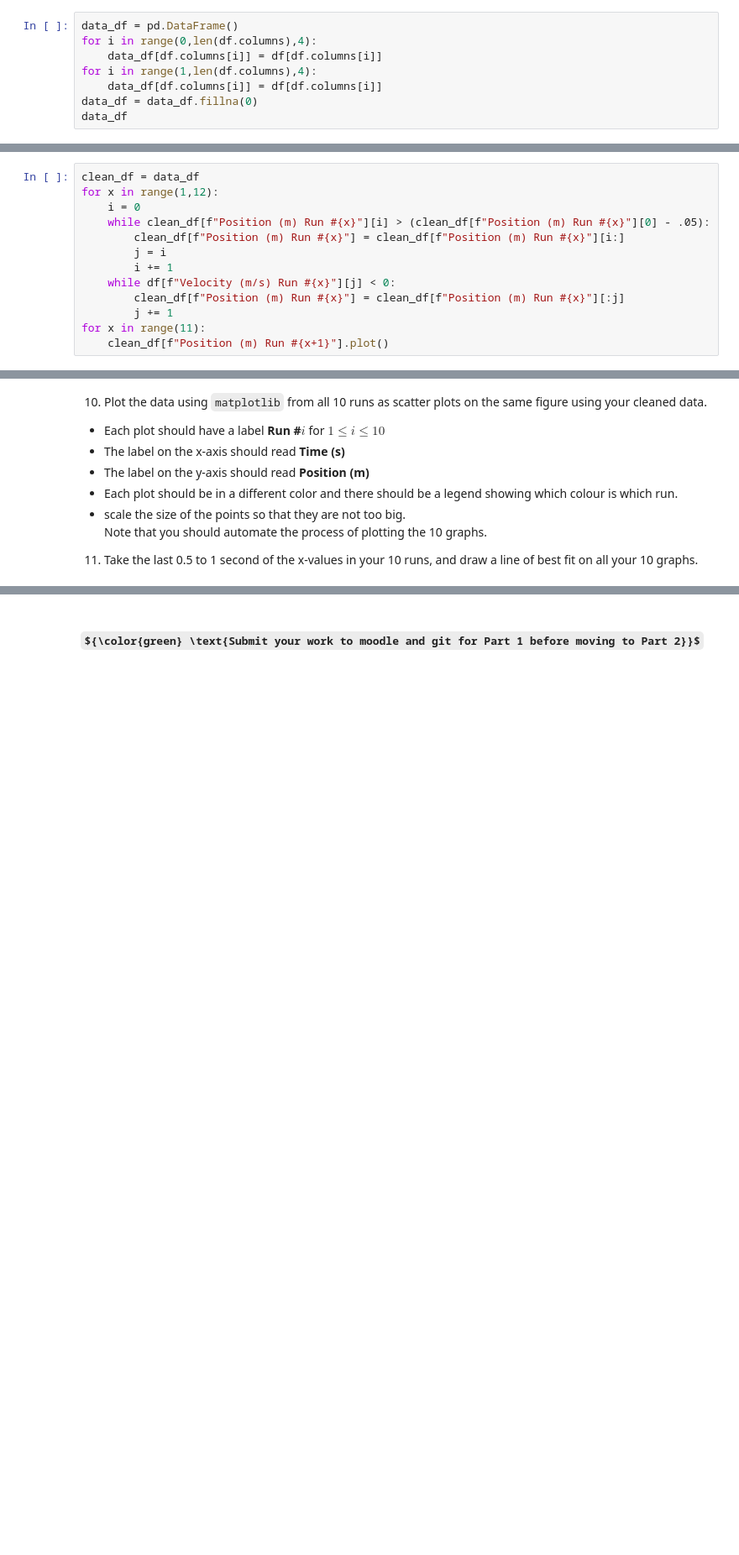
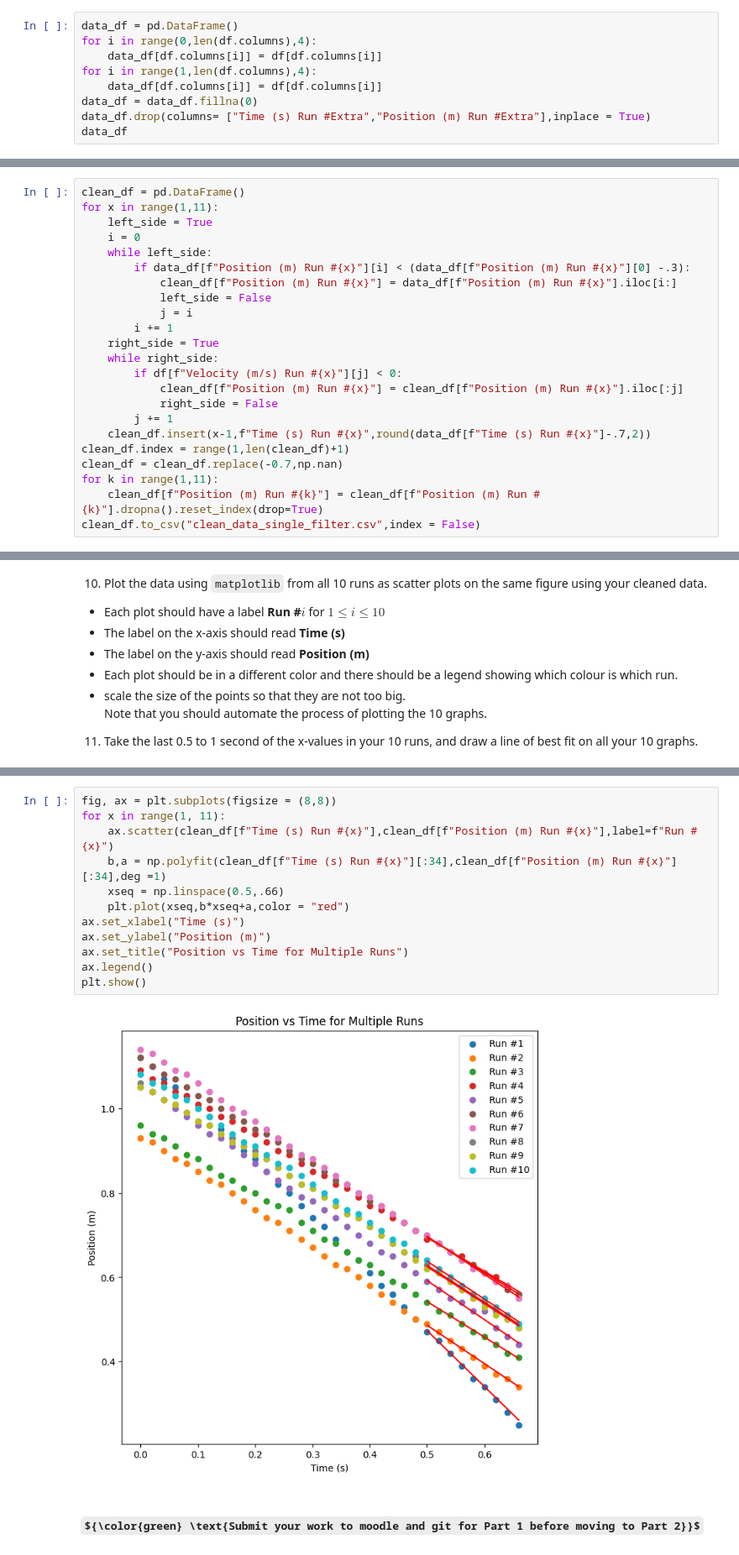
Before and after one commit to ZacBBedont/SF-2, a Jupyter notebook: Assignment1/assign1.ipynb, the cells around one changed output, grey strips where cells are left out. Shown at 84% size. Drawn from its saved outputs; the diff is of its cells as text; some formulas as TeX source; blank space fills up the shorter version.

```diff
--- a/Assignment1/assign1.ipynb
+++ b/Assignment1/assign1.ipynb
@@ -65,6 +65,7 @@ for i in range(0,len(df.columns),4):
 for i in range(1,len(df.columns),4):
     data_df[df.columns[i]] = df[df.columns[i]]
 data_df = data_df.fillna(0)
+data_df.drop(columns= ["Time (s) Run #Extra","Position (m) Run #Extra"],inplace = True)
 data_df
 # %% [output]
 |  | Time (s) Run #1 | Time (s) Run #2 | Time (s) Run #3 | Time (s) Run #4 | Time (s) Run #5 | Time (s) Run #6 | ... |
@@ -90,15 +91,25 @@ Note that you should clean your data for each of the 10 runs and you should auto
 8. Note that now that the values in the **Time** columns may have shifted due to the clean-up.  Update your `clean_df` to rescale all the **Time** columns to start the time from 0.0 in increments of 0.02.
 9. Write this to a new .csv file called `"clean_data_single_filter.csv"`.
 # %%
-clean_df = data_df
-for x in range(1,12):
+clean_df = pd.DataFrame()
+for x in range(1,11):
+    left_side = True
     i = 0
-    while clean_df[f"Position (m) Run #{x}"][i] > (clean_df[f"Position (m) Run #{x}"][0] - .05):
-        clean_df[f"Position (m) Run #{x}"] = clean_df[f"Position (m) Run #{x}"][i:]
-        j = i
+    while left_side:
+        if data_df[f"Position (m) Run #{x}"][i] < (data_df[f"Position (m) Run #{x}"][0] -.3):
+            clean_df[f"Position (m) Run #{x}"] = data_df[f"Position (m) Run #{x}"].iloc[i:]
+            left_side = False
+            j = i
         i += 1
-    while df[f"Velocity (m/s) Run #{x}"][j] < 0:
-        clean_df[f"Position (m) Run #{x}"] = clean_df[f"Position (m) Run #{x}"][:j]
+    right_side = True
+    while right_side:
+        if df[f"Velocity (m/s) Run #{x}"][j] < 0:
+            clean_df[f"Position (m) Run #{x}"] = clean_df[f"Position (m) Run #{x}"].iloc[:j]
+            right_side = False
         j += 1
-for x in range(11):
-    clean_df[f"Position (m) Run #{x+1}"].plot()
+    clean_df.insert(x-1,f"Time (s) Run #{x}",round(data_df[f"Time (s) Run #{x}"]-.7,2))
+clean_df.index = range(1,len(clean_df)+1)
+clean_df = clean_df.replace(-0.7,np.nan)
+for k in range(1,11):
+    clean_df[f"Position (m) Run #{k}"] = clean_df[f"Position (m) Run #{k}"].dropna().reset_index(drop=True)
+clean_df.to_csv("clean_data_single_filter.csv",index = False)
@@ -119,3 +126,17 @@ Note that you should automate the process of plotting the 10 graphs.
+# %%
+fig, ax = plt.subplots(figsize = (8,8))
+for x in range(1, 11):
+    ax.scatter(clean_df[f"Time (s) Run #{x}"],clean_df[f"Position (m) Run #{x}"],label=f"Run #{x}")
+    b,a = np.polyfit(clean_df[f"Time (s) Run #{x}"][:34],clean_df[f"Position (m) Run #{x}"][:34],deg =1)
+    xseq = np.linspace(0.5,.66)
+    plt.plot(xseq,b*xseq+a,color = "red")
+ax.set_xlabel("Time (s)")
+ax.set_ylabel("Position (m)")
+ax.set_title("Position vs Time for Multiple Runs")
+ax.legend()
+plt.show()
+# %% [output]
+[figure, added]
 # %% [markdown]
 ### ${\color{green} \text{Submit your work to moodle and git for Part 1 before moving to Part 2}}$
 # %% [markdown]
```
Also changed, not shown: parts of 3 cells of this notebook, 2 other files.
